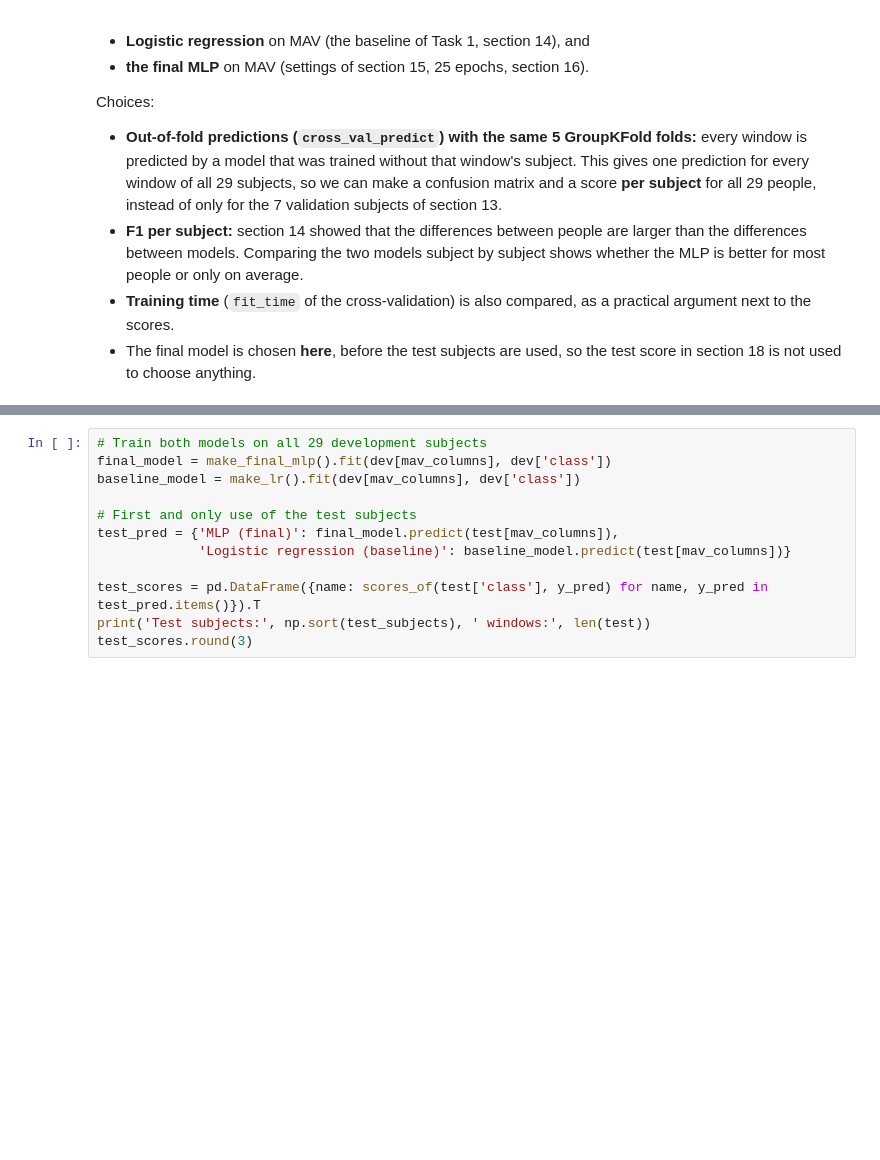
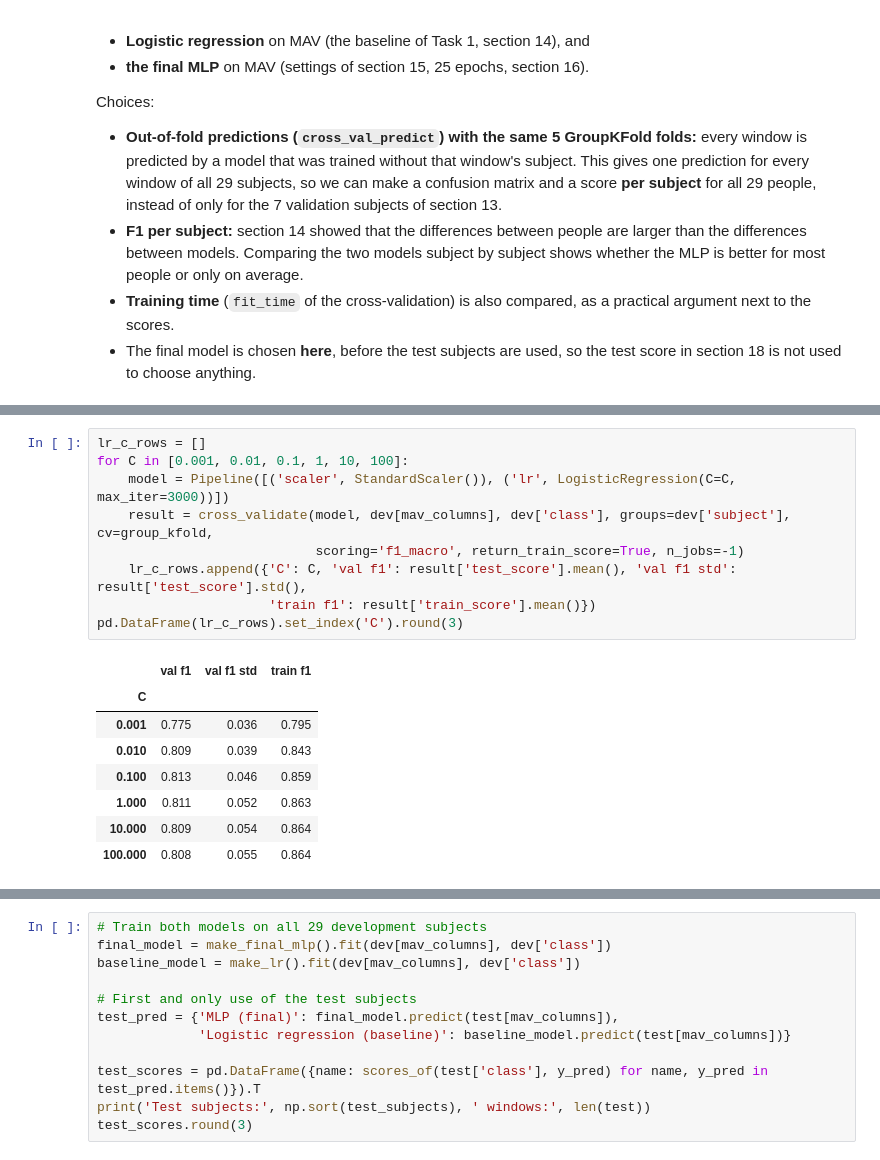
Before and after one commit to Aslakoi/EMG_classification, a Jupyter notebook: main.ipynb, the cells around one changed output, grey strips where cells are left out. Drawn from its saved outputs; the diff is of its cells as text; blank space fills up the shorter version.

```diff
--- a/main.ipynb
+++ b/main.ipynb
@@ -2106,0 +2155,18 @@ Choices:
+# %%
+lr_c_rows = []
+for C in [0.001, 0.01, 0.1, 1, 10, 100]:
+    model = Pipeline([('scaler', StandardScaler()), ('lr', LogisticRegression(C=C, max_iter=3000))])
+    result = cross_validate(model, dev[mav_columns], dev['class'], groups=dev['subject'], cv=group_kfold,
+                            scoring='f1_macro', return_train_score=True, n_jobs=-1)
+    lr_c_rows.append({'C': C, 'val f1': result['test_score'].mean(), 'val f1 std': result['test_score'].std(),
+                      'train f1': result['train_score'].mean()})
+pd.DataFrame(lr_c_rows).set_index('C').round(3)
+# %% [output]
+|  | val f1 | val f1 std | train f1 |
+| C |  |  |  |
+| 0.001 | 0.775 | 0.036 | 0.795 |
+| 0.010 | 0.809 | 0.039 | 0.843 |
+| 0.100 | 0.813 | 0.046 | 0.859 |
+| 1.000 | 0.811 | 0.052 | 0.863 |
+| 10.000 | 0.809 | 0.054 | 0.864 |
+| 100.000 | 0.808 | 0.055 | 0.864 |
```
Also changed, not shown: parts of 32 cells of this notebook, 19 other files.
